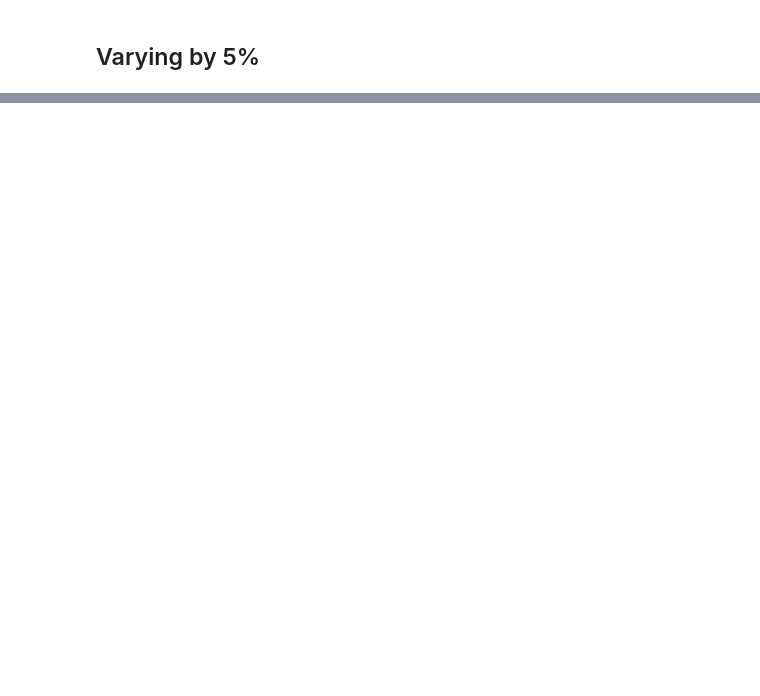
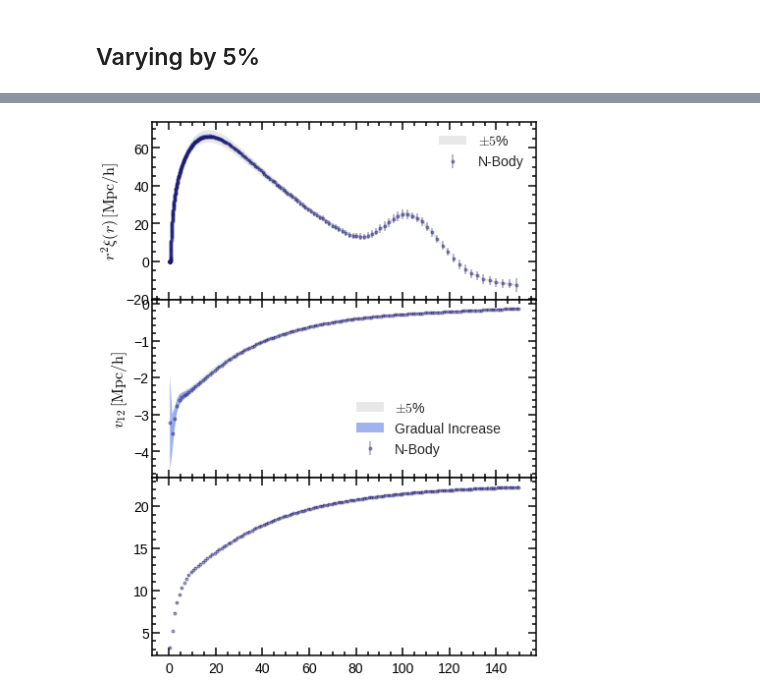
Before and after one commit to florpi/StreamingModel, a Jupyter notebook: streaming/moments/varying_moments.ipynb, the cells around one changed output, grey strips where cells are left out. Cells and saved outputs as stored; diff of their text form; code cells hidden in the pictures; blank space fills up the shorter version.

```diff
--- a/streaming/moments/varying_moments.ipynb
+++ b/streaming/moments/varying_moments.ipynb
@@ -64,2 +57,4 @@ Found ST parameters from moments
+# %%
+alpha,  beta = compute_alpha_beta(percentage)
 # %% [markdown]
 ## Varying by 5%
@@ -219,0 +61,96 @@ multipoles = ['monopole', 'quadrupole', 'hexadecapole']
+# %%
+alpha_value = 0.4
+alpha_facecolor = 0.5
+
+color_percentage = 'lightgray'
+color_gradual = 'royalblue'
+
+fig, axes = plt.subplots(nrows=3,
+                         ncols=1,sharex=True,
+                        figsize = (7,10),
+                         gridspec_kw = {'wspace':0, 'hspace':0})
+# --------------- Tpcf --------------------------------------
+
+axes[0].errorbar(simulation.r_tpcf,
+             simulation.r_tpcf**2*simulation.tpcf.mean(simulation.r_tpcf),
+             yerr = simulation.r_tpcf**2*simulation.tpcf.std, linestyle = '',
+             marker = 'o', color = 'midnightblue',
+             label = 'N-Body', alpha = alpha_value)
+
+axes[0].fill_between(simulation.r_tpcf,
+                 simulation.r_tpcf**2*increase(simulation, 'tpcf', percentage)(simulation.r_tpcf),
+                 simulation.r_tpcf**2*decrease(simulation, 'tpcf', percentage)(simulation.r_tpcf),
+                 facecolor = color_percentage, alpha = 0.5, label = '$\pm 5$%'
+                )
+
+axes[0].fill_between(simulation.r_tpcf,
+                 simulation.r_tpcf**2*gradual_increase(simulation, 'tpcf', alpha, beta)(simulation.r_tpcf),
+                 simulation.r_tpcf**2*gradual_decrease(simulation, 'tpcf', alpha, beta)(simulation.r_tpcf),
+                 facecolor = color_gradual, alpha = alpha_facecolor
+                )
+
+axes[0].set_ylabel(r'$r^2\xi(r) \, \mathrm{[Mpc/h]}$')
+axes[0].legend()
+
+# --------------- Mean --------------------------------------
+
+axes[1].errorbar(simulation.r,
+             simulation.m_10.mean(simulation.r),
+             yerr = simulation.m_10.std, linestyle = '',
+             marker = 'o', color = 'midnightblue',
+             label = 'N-Body', alpha = alpha_value)
+
+axes[1].fill_between(simulation.r,
+                 increase(simulation, 'm_10', percentage = percentage)(simulation.r),
+                 decrease(simulation, 'm_10', percentage = percentage)(simulation.r),
+                 facecolor = color_percentage, alpha = alpha_facecolor, label =  '$\pm 5$%'
+                )
+axes[1].fill_between(simulation.r,
+                 gradual_increase(simulation, 'm_10', alpha, beta)(simulation.r),
+                 gradual_decrease(simulation, 'm_10', alpha, beta)(simulation.r),
+                 facecolor = color_gradual, alpha = alpha_facecolor, label = 'Gradual Increase'
+                )
+
+axes[1].set_ylabel('$v_{12} \, \mathrm{[Mpc/h]}$')
+axes[1].legend( bbox_to_anchor = (0.5,0.5), frameon=False)
+
+# --------------- STD --------------------------------------
+
+axes[2].errorbar(simulation.r,
+             simulation.c_20.mean(simulation.r),
+             yerr = simulation.c_20.std, linestyle = '',
+             marker = 'o', color = 'midnightblue',
+             label = 'Radial', alpha = alpha_value)
+
+axes[2].fill_between(simulation.r,
+                 gradual_increase(simulation, 'c_20')(simulation.r),
+                 gradual_decrease(simulation, 'c_20')(simulation.r),
+                 facecolor = color_gradual, alpha = alpha_facecolor
+                )
+
+axes[2].fill_between(simulation.r,
+                 increase(simulation, 'c_20', percentage = percentage)(simulation.r),
+                 decrease(simulation, 'c_20', percentage = percentage)(simulation.r),
+                 facecolor = color_percentage, alpha = alpha_facecolor
+                )
+
+axes[2].errorbar(simulation.r,
+             simulation.c_02.mean(simulation.r), linestyle = '',
+             yerr = simulation.c_02.std,marker = 'o', alpha = alpha_value,
+             color = 'slategray', label = 'Tangential')
+
+
+axes[2].fill_between(simulation.r,
+                 gradual_increase(simulation, 'c_02', alpha, beta)(simulation.r),
+                 gradual_decrease(simulation, 'c_02', alpha, beta)(simulation.r),
+                 facecolor = color_gradual, alpha = alpha_facecolor
+                )
+
+axes[2].fill_between(simulation.r,
+                 increase(simulation, 'c_02', percentage = percentage)(simulation.r),
+                 decrease(simulation, 'c_02', percentage = percentage)(simulation.r),
+                 facecolor = color_percentage, alpha = alpha_facecolor
+                )
+
+axes[2].set_ylabel('$\sigma_{12}^2 \, \mathrm{[Mpc/h]^2}$')
+# %% [output]
@@ -219,0 +158 @@ multipoles = ['monopole', 'quadrupole', 'hexadecapole']
+[figure, added]
```
Also changed, not shown: parts of 23 cells of this notebook, 7 other files.
